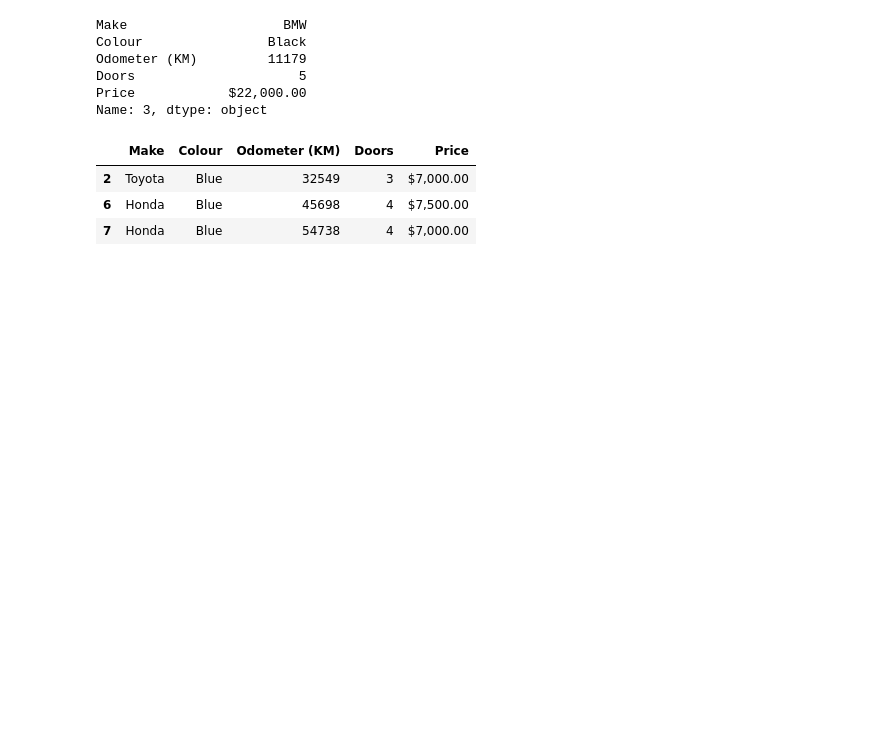
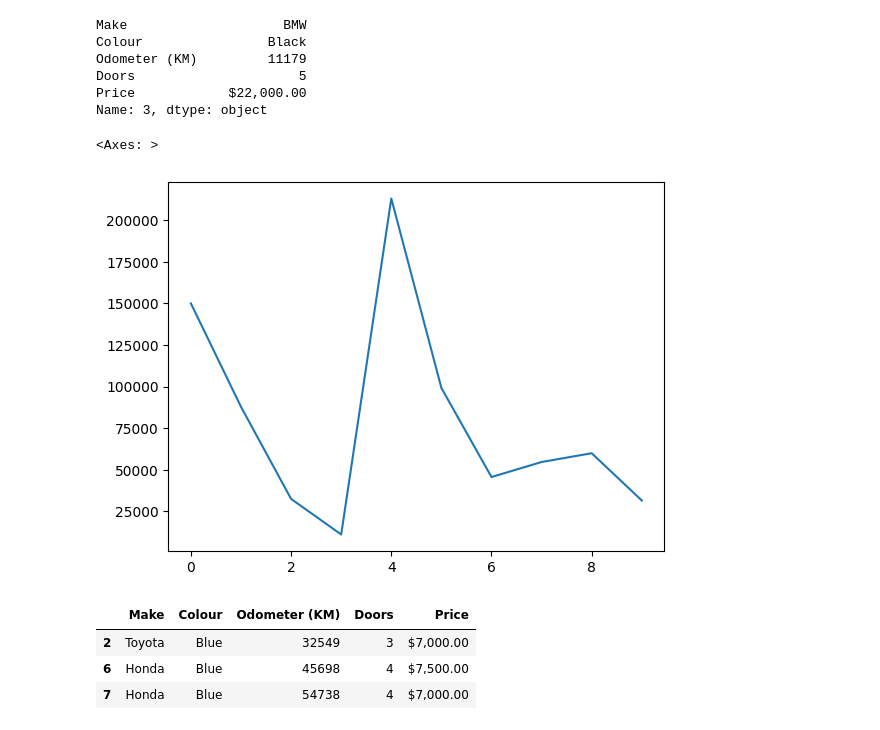
Before and after one commit to SamuelMends/salaries_prediction_project, a Jupyter notebook: pandas.ipynb, the cells around one changed output. Drawn from its saved outputs; the diff is of its cells as text; code cells hidden in the pictures; blank space fills up the shorter version.

```diff
--- a/pandas.ipynb
+++ b/pandas.ipynb
@@ -47,6 +47,11 @@ Odometer (KM)         11179
 Doors                     5
 Price            $22,000.00
 Name: 3, dtype: object
+# %%
+car_sales["Odometer (KM)"].plot()
+# %% [output]
+<Axes: >
+[figure, added]
 # %%
 car_sales[car_sales["Colour"] == "Blue"]
 # %% [output]
```
